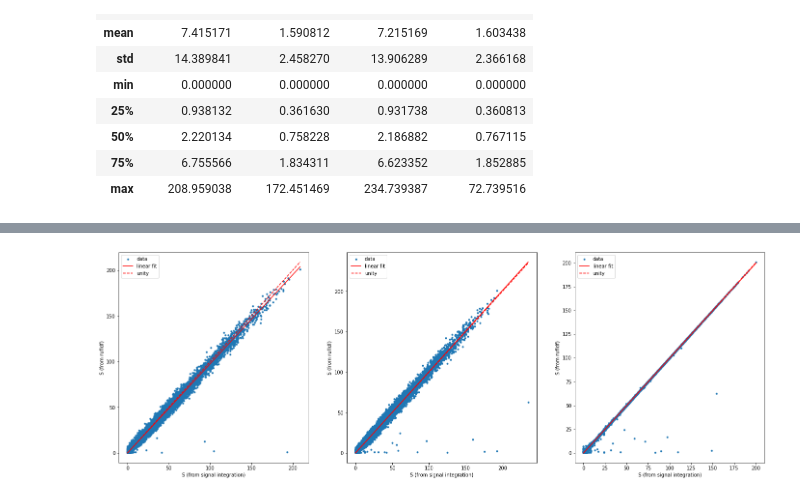
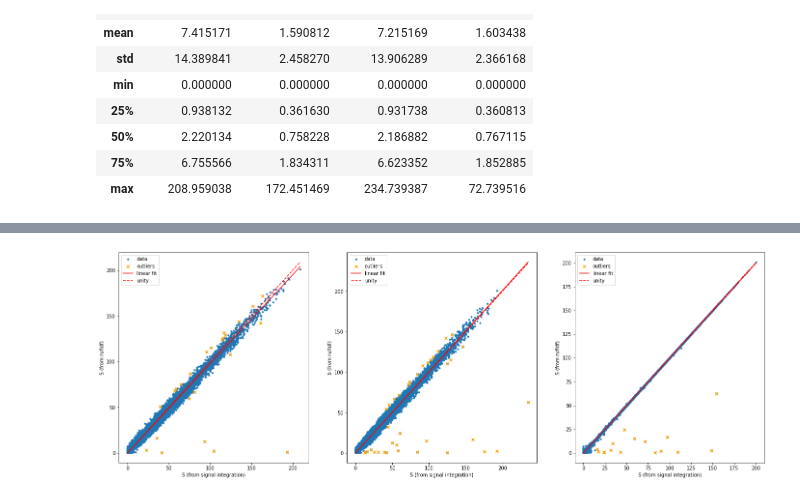
Before and after one commit to nj-vs-vh/ta-muon-puzzle, a Jupyter notebook: notebooks/data-exploration.ipynb, the cells around one changed output, grey strips where cells are left out. Drawn from its saved outputs; the diff is of its cells as text; code cells hidden in the pictures.

```diff
--- a/notebooks/data-exploration.ipynb
+++ b/notebooks/data-exploration.ipynb
@@ -29,6 +29,9 @@ y.describe()
 | 50% | 2.220134 | 0.758228 | 2.186882 | 0.767115 |
 | 75% | 6.755566 | 1.834311 | 6.623352 | 1.852885 |
 | max | 208.959038 | 172.451469 | 234.739387 | 72.739516 |
+# %%
+S_all_mean = 0.5 * (y["top_S_all"].to_numpy() + y["bot_S_all"].to_numpy())
+S_mu_mean = 0.5 * (y["top_S_mu"].to_numpy() + y["bot_S_mu"].to_numpy())
 # %%
 from sklearn.linear_model import LinearRegression
 
@@ -36,12 +39,10 @@ fig, axes = plt.subplots(figsize=(24, 8), ncols=3)
 
 y_reg = X["S"].to_numpy()
 
-
-
 for ax, param_name, data_override in zip(
     axes,
     ["top_S_all", "bot_S_all", "S_average"],
-    [None, None, 0.5 * (y["top_S_all"].to_numpy() + y["bot_S_all"].to_numpy())]
+    [None, None, S_all_mean],
 ):
     x_reg = data_override if data_override is not None else y[param_name].to_numpy()
     ax.scatter(x_reg, y_reg, marker=".", label="data")
@@ -49,7 +50,16 @@ for ax, param_name, data_override in zip(
     regression = LinearRegression(fit_intercept=False)
     regression.fit(x_reg.reshape(-1, 1), y_reg)
     slope = regression.coef_[0]
-    print(f"{param_name} regression R^2 = {regression.score(x_reg.reshape(-1, 1), y_reg):.3f}, slope = {slope:.3f}")
+    y_reg_predicted = regression.predict(x_reg.reshape(-1, 1))
+    outlier_mask = np.abs(y_reg - y_reg_predicted) > 12
+
+    print(f"\n{param_name}")
+    print("regression R^2 = {regression.score(x_reg.reshape(-1, 1), y_reg):.3f}, slope = {slope:.3f}")
+    print(f"outliers: {outlier_mask.sum()} events")
+    for _, row in X[outlier_mask].iterrows():
+        print(f"\t{row['datetime_']}\t{row['xxyy']}")
+
+    ax.scatter(x_reg[outlier_mask], y_reg[outlier_mask], marker="x", color='orange', label="outliers")
 
     x_line_plot = np.array([x_reg.min(), x_reg.max()])
     ax.plot(x_line_plot, regression.predict(x_line_plot.reshape(-1, 1)), color="red", label="linear fit")
@@ -66 +90 @@ S_average regression R^2 = 0.998, slope = 0.996
-[figure, old version]
+[figure, new version]
```
Also changed, not shown: parts of 4 cells of this notebook, 2 other files.
